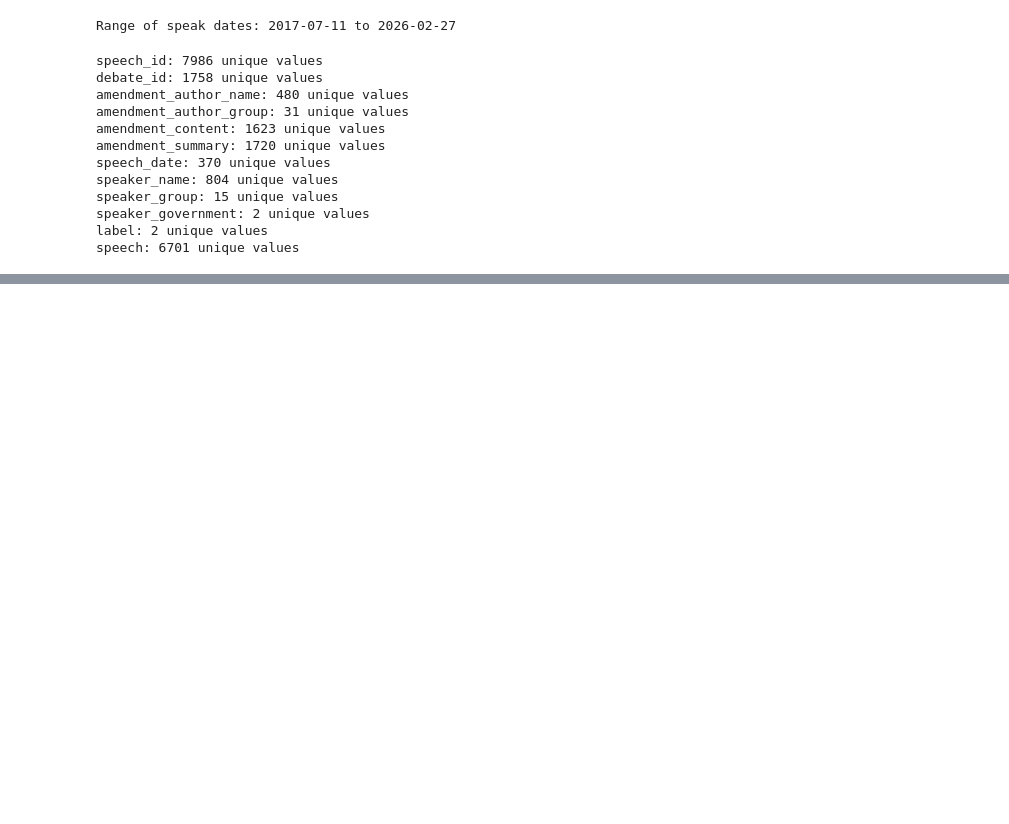
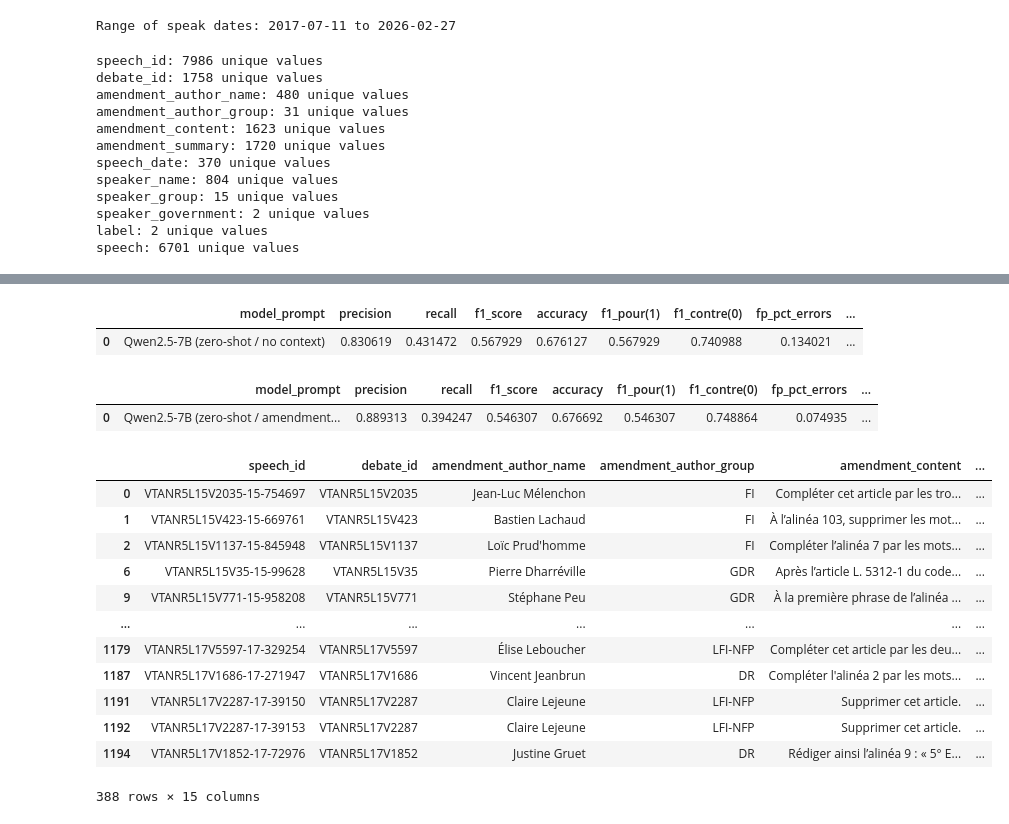
Before and after one commit to medialab/parlement_nlp, a Jupyter notebook: notebook/data-analysis.ipynb, the cells around one changed output, grey strips where cells are left out. Saved outputs shown, nothing was run; the diff lists cells and outputs as text; code cells hidden in the pictures; blank space fills up the shorter version.

```diff
--- a/notebook/data-analysis.ipynb
+++ b/notebook/data-analysis.ipynb
@@ -88,0 +301,28 @@ plt.show()
+# %%
+res_df
+# %% [output]
+|  | model_prompt | precision | recall | f1_score | accuracy | f1_pour(1) | f1_contre(0) | fp_pct_errors | ... |
+| 0 | Qwen2.5-7B (zero-shot / no context) | 0.830619 | 0.431472 | 0.567929 | 0.676127 | 0.567929 | 0.740988 | 0.134021 | ... |
+# %%
+res_amend_df
+# %% [output]
+|  | model_prompt | precision | recall | f1_score | accuracy | f1_pour(1) | f1_contre(0) | fp_pct_errors | ... |
+| 0 | Qwen2.5-7B (zero-shot / amendment... | 0.889313 | 0.394247 | 0.546307 | 0.676692 | 0.546307 | 0.748864 | 0.074935 | ... |
+# %%
+errors = qwen_results[qwen_results['true_label'] != qwen_results['predicted_label']]
+# %%
+errors
+# %% [output]
+|  | speech_id | debate_id | amendment_author_name | amendment_author_group | amendment_content | ... |
+| 0 | VTANR5L15V2035-15-754697 | VTANR5L15V2035 | Jean-Luc Mélenchon | FI | Compléter cet article par les tro... | ... |
+| 1 | VTANR5L15V423-15-669761 | VTANR5L15V423 | Bastien Lachaud | FI | À l’alinéa 103, supprimer les mot... | ... |
+| 2 | VTANR5L15V1137-15-845948 | VTANR5L15V1137 | Loïc Prud'homme | FI | Compléter l’alinéa 7 par les mots... | ... |
+| 6 | VTANR5L15V35-15-99628 | VTANR5L15V35 | Pierre Dharréville | GDR | Après l’article L. 5312‑1 du code... | ... |
+| 9 | VTANR5L15V771-15-958208 | VTANR5L15V771 | Stéphane Peu | GDR | À la première phrase de l’alinéa ... | ... |
+| ... | ... | ... | ... | ... | ... | ... |
+| 1179 | VTANR5L17V5597-17-329254 | VTANR5L17V5597 | Élise Leboucher | LFI-NFP | Compléter cet article par les deu... | ... |
+| 1187 | VTANR5L17V1686-17-271947 | VTANR5L17V1686 | Vincent Jeanbrun | DR | Compléter l'alinéa 2 par les mots... | ... |
+| 1191 | VTANR5L17V2287-17-39150 | VTANR5L17V2287 | Claire Lejeune | LFI-NFP | Supprimer cet article. | ... |
+| 1192 | VTANR5L17V2287-17-39153 | VTANR5L17V2287 | Claire Lejeune | LFI-NFP | Supprimer cet article. | ... |
+| 1194 | VTANR5L17V1852-17-72976 | VTANR5L17V1852 | Justine Gruet | DR | Rédiger ainsi l’alinéa 9 : « 5° E... | ... |
+388 rows × 15 columns
```
Also changed, not shown: parts of 17 cells of this notebook.
